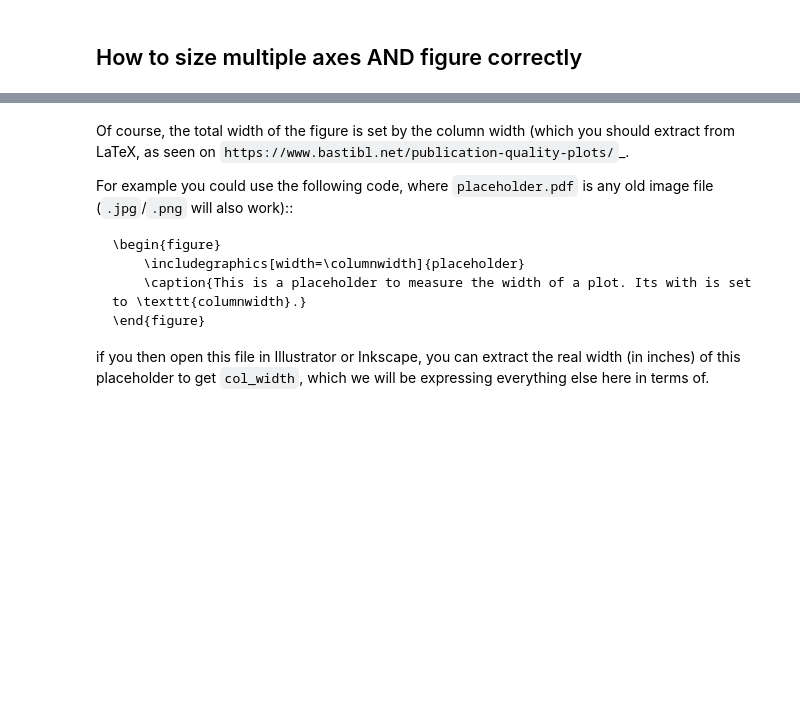
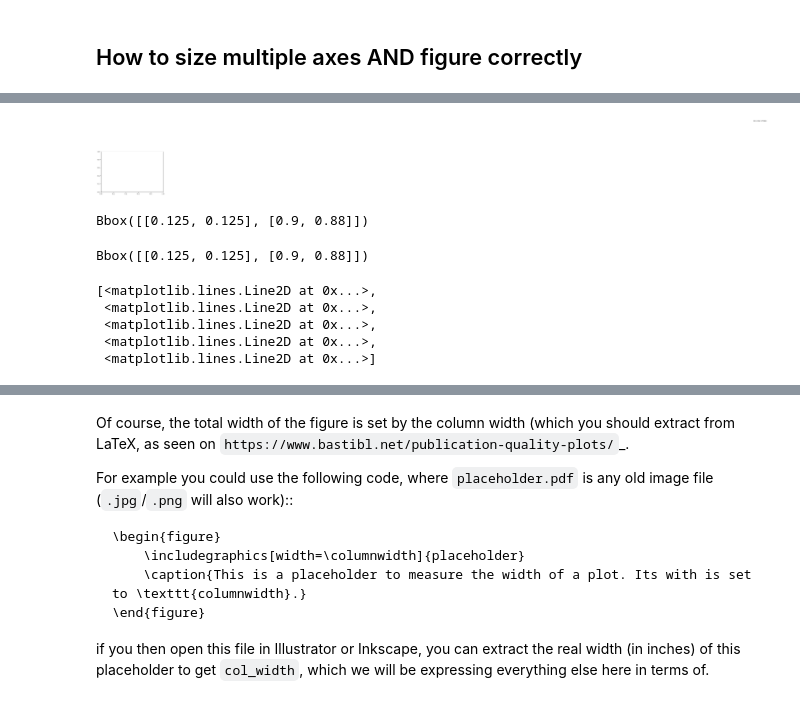
Before and after one commit to brunobeltran/multi_locus_analysis, a Jupyter notebook: doc/source/pnas-figures.ipynb, the cells around one changed output, grey strips where cells are left out. Cells and saved outputs as stored; diff of their text form; code cells hidden in the pictures; blank space fills up the shorter version.

```diff
--- a/doc/source/pnas-figures.ipynb
+++ b/doc/source/pnas-figures.ipynb
@@ -1400,0 +1160,29 @@ plt.scatter(chr_info['Length'], chr_info['COs'])
+# %%
+import matplotlib.pyplot as plt
+fig, ax = plt.subplots(tight_layout=True)
+ax.set_xlim([0, 1])
+ax.set_ylim([0, 1])
+
+text = ax.annotate('BIG LONG STRING', xy=(1.25, 2), xytext=(10.5, 1.75), annotation_clip=False)
+p1 = ax.get_position()
+plt.tight_layout()
+p2 = ax.get_position()
+# %% [output]
+[figure, added]
+# %%
+p1
+# %% [output]
+Bbox([[0.125, 0.125], [0.9, 0.88]])
+# %%
+p2
+# %% [output]
+Bbox([[0.125, 0.125], [0.9, 0.88]])
+# %%
+lines = ax.get_children()[:5]
+lines
+# %% [output]
+[<matplotlib.lines.Line2D at 0x...>,
+ <matplotlib.lines.Line2D at 0x...>,
+ <matplotlib.lines.Line2D at 0x...>,
+ <matplotlib.lines.Line2D at 0x...>,
+ <matplotlib.lines.Line2D at 0x...>]
```
Also changed, not shown: parts of 67 cells of this notebook, 12 other files.
